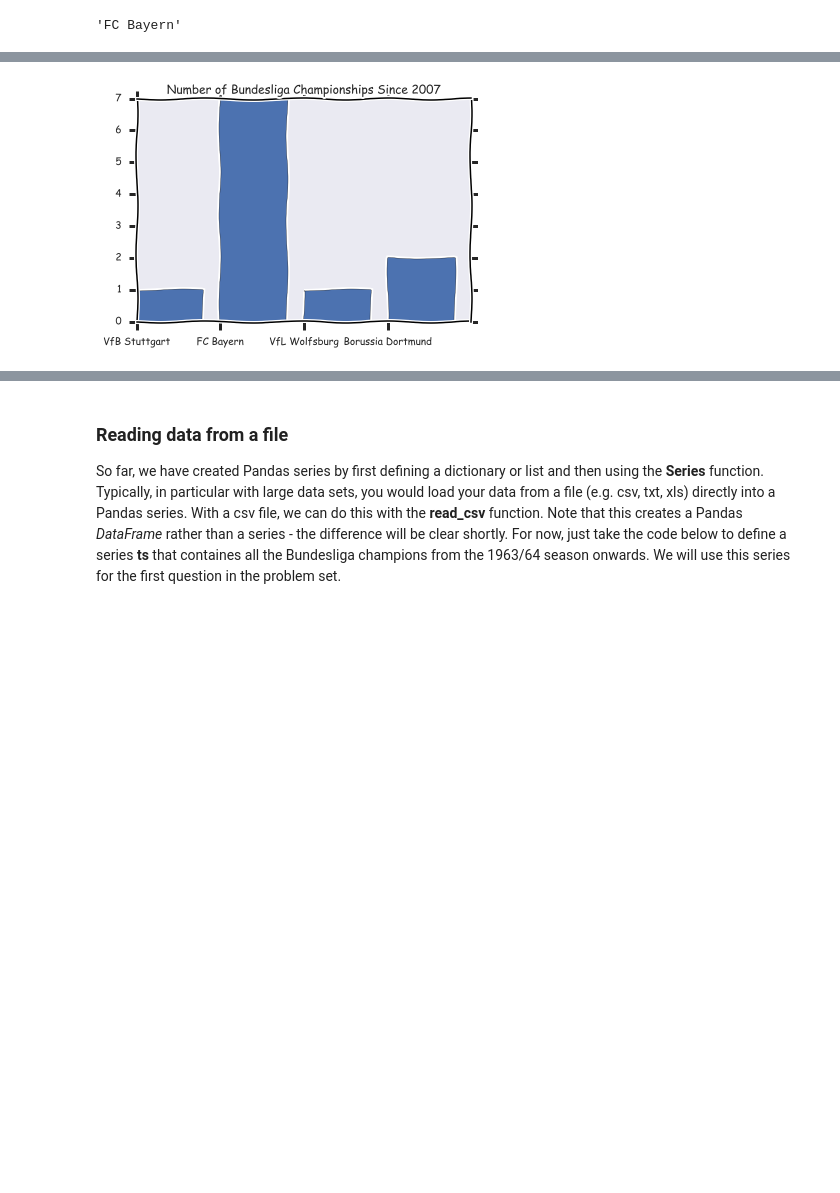
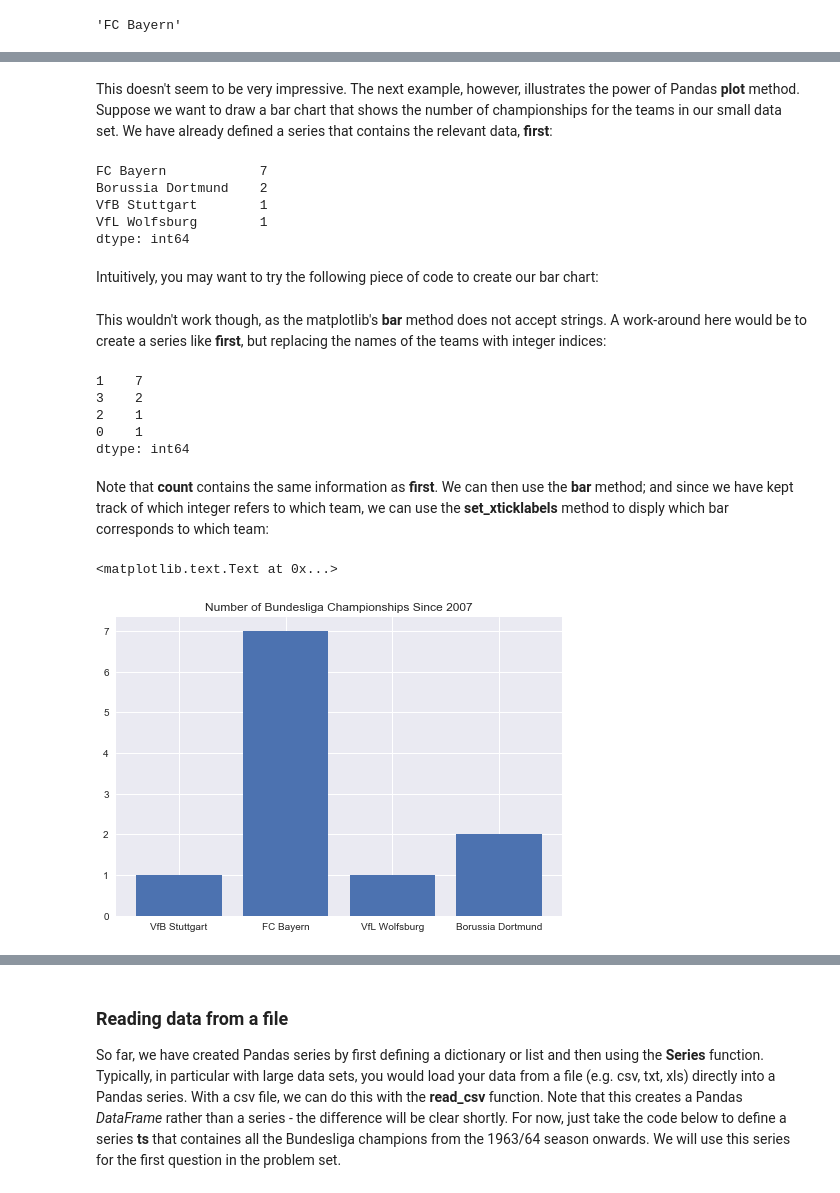
Before and after one commit to Moony2D/Python-Intro-ifo, a Jupyter notebook: PyIntro_Pandas.ipynb, the cells around one changed output, grey strips where cells are left out. Drawn from its saved outputs; the diff is of its cells as text; code cells hidden in the pictures; blank space fills up the shorter version.

Commit message:
Modifies PyIntro_Pandas: finishes code for all sections; for some sections, comments/documentation still missing

```diff
--- a/PyIntro_Pandas.ipynb
+++ b/PyIntro_Pandas.ipynb
@@ -331,0 +341,12 @@ ax.plot(ts2)
+# %% [markdown]
+This doesn't seem to be very impressive. The next example, however, illustrates the power of Pandas **plot** method. Suppose we want to draw a bar chart that shows the number of championships for the teams in our small data set. We have already defined a series that contains the relevant data, **first**:
+# %%
+print(first)
+# %% [output]
+FC Bayern            7
+Borussia Dortmund    2
+VfB Stuttgart        1
+VfL Wolfsburg        1
+dtype: int64
+# %% [markdown]
+Intuitively, you may want to try the following piece of code to create our bar chart:
@@ -332,14 +357,24 @@ ax.plot(ts2)
+# %% [markdown]
+This wouldn't work though, as the matplotlib's **bar** method does not accept strings. A work-around here would be to create a series like **first**, but replacing the names of the teams with integer indices:
+# %%
+names = ['VfB Stuttgart', 'FC Bayern', 'VfL Wolfsburg', 'Borussia Dortmund']
+ts_num = ts.replace(names, range(0,len(names)))
+count = ts_num.value_counts()
+print(count)
+# %% [output]
+1    7
+3    2
+2    1
+0    1
+dtype: int64
+# %% [markdown]
+Note that **count** contains the same information as **first**. We can then use the **bar** method; and since we have kept track of which integer refers to which team, we can use the **set_xticklabels** method to disply which bar corresponds to which team:
 # %%
-names = ['VfB Stuttgart', 'FC Bayern', 'VfL Wolfsburg', 'Borussia Dortmund']
-ts_num = ts.replace(names, range(0,len(names)))
-count = ts_num.value_counts()
-
-
-with plt.xkcd():
-    fig, ax = plt.subplots()
-    ax.bar(count.index, count)
-    ax.set_xticks(range(len(names)))
-    ax.set_xticklabels(names)
-    ax.set_title('Number of Bundesliga Championships Since 2007')
+fig, ax = plt.subplots()
+ax.bar(count.index, count)
+ax.set_xticks(range(len(names)))
+ax.set_xticklabels(names)
+ax.set_title('Number of Bundesliga Championships Since 2007')
 # %% [output]
+<matplotlib.text.Text at 0x...>
-[figure, old version]
+[figure, new version]
```
Also changed, not shown: parts of 106 cells of this notebook.
